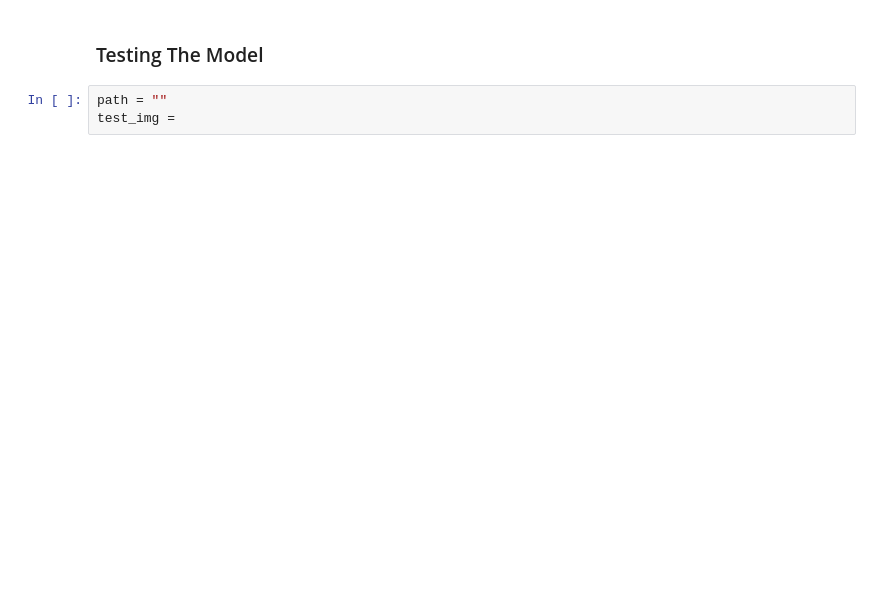
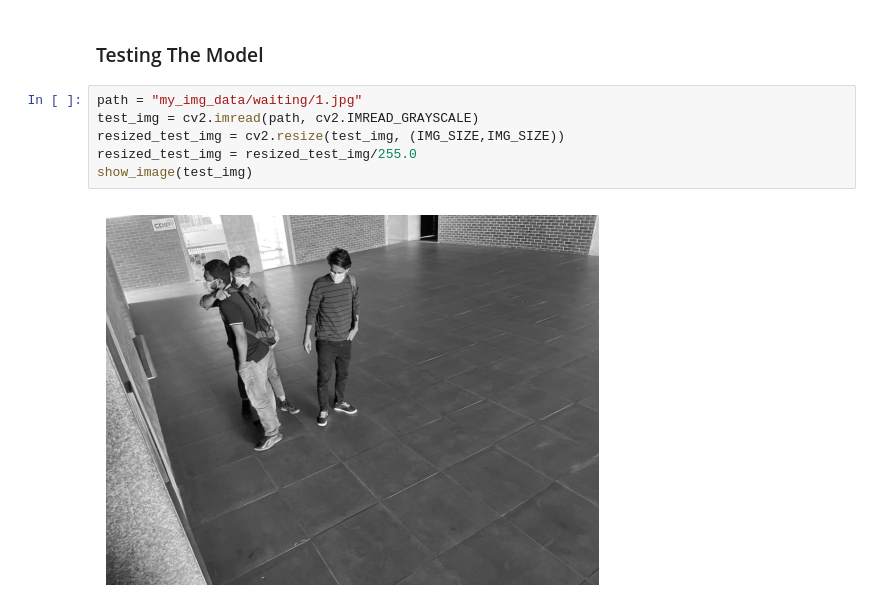
Before and after one commit to mirzaaa101/Hands-On-ML-with-Scikit-Learn-and-TensorFlow, a Jupyter notebook: 14-Deep Computer Vision Using Convolutional Neural Networks/CNN Architectures.ipynb, the cells around one changed output. Saved outputs shown, nothing was run; the diff lists cells and outputs as text; blank space fills up the shorter version.

```diff
--- a/14-Deep Computer Vision Using Convolutional Neural Networks/CNN Architectures.ipynb
+++ b/14-Deep Computer Vision Using Convolutional Neural Networks/CNN Architectures.ipynb
@@ -138,5 +137,10 @@ plt.show()
 # %% [markdown]
 ### Testing The Model
-# %%
-path = ""
-test_img =
+# %%
+path = "my_img_data/waiting/1.jpg"
+test_img = cv2.imread(path, cv2.IMREAD_GRAYSCALE)
+resized_test_img = cv2.resize(test_img, (IMG_SIZE,IMG_SIZE))
+resized_test_img = resized_test_img/255.0
+show_image(test_img)
+# %% [output]
+[figure, added]
```
Also changed, not shown: parts of 8 cells of this notebook, 2 other files.
